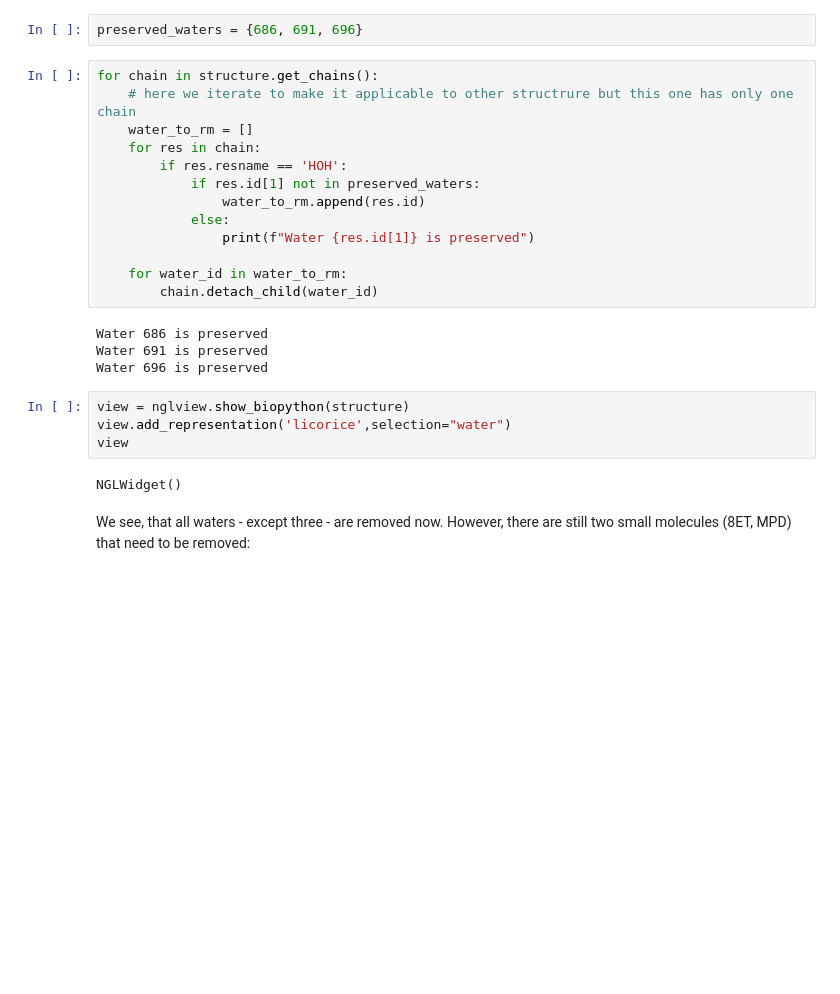
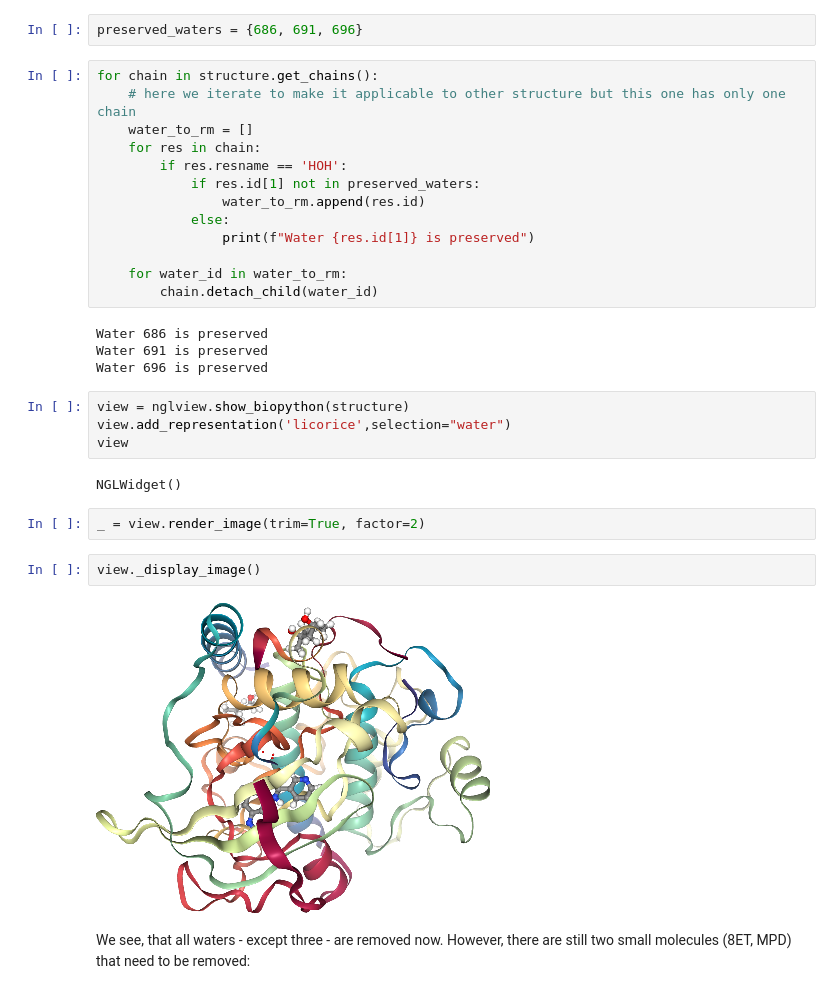
Before and after one commit to volkamerlab/KinFragLib_PocketEnum, a Jupyter notebook: notebooks/getting_started.ipynb, the cells around one changed output. Cells and saved outputs as stored; diff of their text form; blank space fills up the shorter version.

```diff
--- a/notebooks/getting_started.ipynb
+++ b/notebooks/getting_started.ipynb
@@ -40,7 +56,7 @@ Since water and small molecules can occupy the binding pocket - which could prev
 preserved_waters = {686, 691, 696}
 # %%
 for chain in structure.get_chains():
-    # here we iterate to make it applicable to other structrure but this one has only one chain
+    # here we iterate to make it applicable to other structure but this one has only one chain
     water_to_rm = []
     for res in chain:
         if res.resname == 'HOH':
@@ -61,6 +77,12 @@ view.add_representation('licorice',selection="water")
 view
 # %% [output]
 NGLWidget()
+# %%
+_ = view.render_image(trim=True, factor=2)
+# %%
+view._display_image()
+# %% [output]
+[figure, added]
 # %% [markdown]
 We see, that all waters - except three - are removed now. However, there are still two small molecules (8ET, MPD) that need to be removed:
 # %%
```
Also changed, not shown: parts of 18 cells of this notebook, 1 other file.
